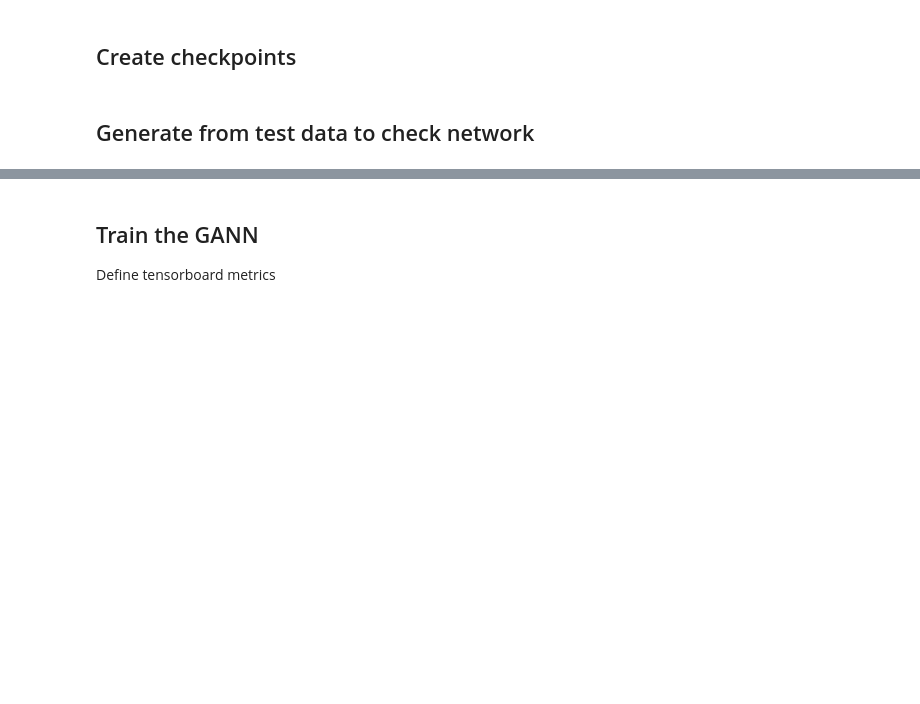
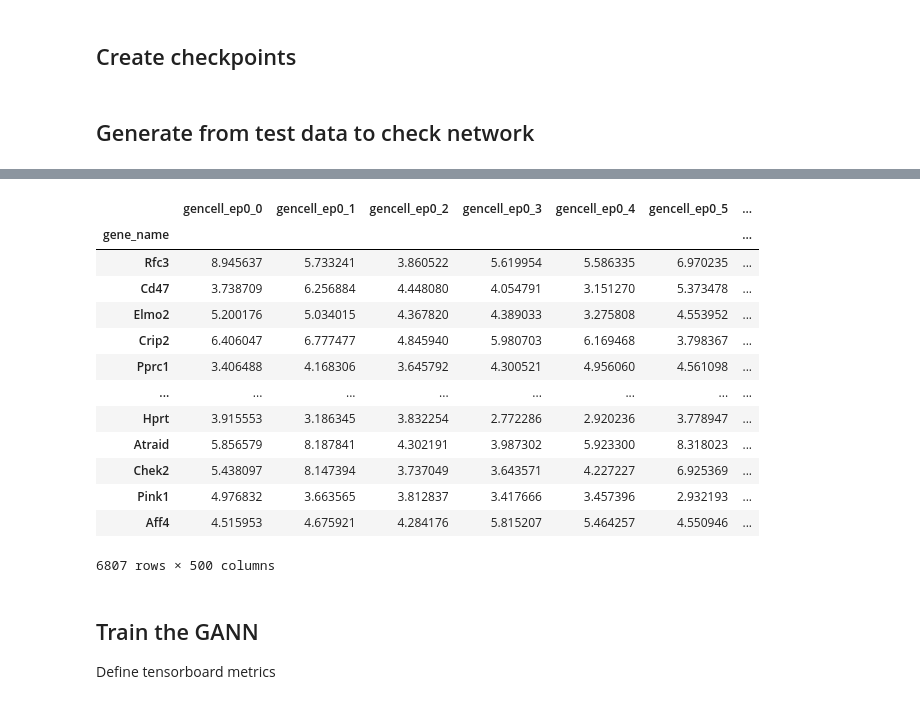
Before and after one commit to luslab/arshamg-scrnaseq-wgan, a Jupyter notebook: jupyter/gann.ipynb, the cells around one changed output, grey strips where cells are left out. Saved outputs shown, nothing was run; the diff lists cells and outputs as text; code cells hidden in the pictures; blank space fills up the shorter version.

Commit message:
Generated results now included in analysis

```diff
--- a/jupyter/gann.ipynb
+++ b/jupyter/gann.ipynb
@@ -42,6 +44,8 @@ df_gene_names = pd.read_csv(train_gene_name_path, header=None)
 df_cell_names = pd.read_csv(train_cell_name_path, header=None)
 df_training_data = pd.read_csv(train_feature_path, header=None)
 
+df_gene_names.columns = ['gene_name']
+
 print(df_gene_names.shape)
 print(df_cell_names.shape)
 print(df_training_data.shape)
@@ -112,6 +129,8 @@ TEST_BUFFER_SIZE = 500
 GEN_BATCH_SIZE = 10
 EPOCHS = 30
 
+EX_GEN_BATCH_SIZE = 500
+
 #LEARNING_RATE = 0.001
 LEARNING_RATE = 1e-5
 # %% [markdown]
@@ -179,10 +198,10 @@ def create_discriminator():
 # %% [markdown]
 Define the noise generation function
 # %%
-def gen_noise():
+def gen_noise(batch_size):
     # Create some random noise for the generator
-    n_noise = tf.random.normal([GEN_BATCH_SIZE, LATENT_VARIABLE_SIZE], mean=0.0, stddev=NOISE_STDEV)
-    p_noise = tf.random.poisson([GEN_BATCH_SIZE, LATENT_VARIABLE_SIZE], lam=POISSON_LAM)
+    n_noise = tf.random.normal([batch_size, LATENT_VARIABLE_SIZE], mean=0.0, stddev=NOISE_STDEV)
+    p_noise = tf.random.poisson([batch_size, LATENT_VARIABLE_SIZE], lam=POISSON_LAM)
     noise = tf.abs(n_noise + p_noise)
     return noise
 # %% [markdown]
@@ -207,3 +228,26 @@ def generator_loss(fake_output):
+# %%
+def data_frame_from_gen(profile, label):
+    # Create formatted dataframe from generator result
+    df_gen_prof = pd.DataFrame(generated_profile.numpy()).T
+    df_gen_prof = df_gene_names.join(df_gen_prof, lsuffix='', rsuffix='', how='inner')
+    df_gen_prof.index = df_gen_prof.gene_name
+    df_gen_prof = df_gen_prof.drop('gene_name', axis=1)
+    df_gen_prof = df_gen_prof.add_prefix(label)
+
+    # Get limits
+    gen_min = df_gen_prof.min().min()
+    gen_max = df_gen_prof.max().max()
+
+    # Scale everything up to 0
+    df_gen_prof = df_gen_prof + (gen_min*-1)
+    gen_max = df_gen_prof.max().max()
+    gen_min = df_gen_prof.min().min()
+
+    # Rescale to between real world min maxes
+    df_gen_prof = df_gen_prof / gen_max
+    df_gen_prof = df_gen_prof * nonorm_max
+
+    return df_gen_prof
 # %% [markdown]
 ## Define the training loops
 # %%
@@ -281,3 +301,29 @@ print(decision.numpy())
+# %%
+# Generate a single test set
+noise = gen_noise(EX_GEN_BATCH_SIZE)
+generated_profile = generator(noise, training=False)
+df_gen_prof_1 = data_frame_from_gen(generated_profile, 'gencell_ep0_')
+
+# Vis
+df_gen_prof_1
+
+# Save to file
+#df_gen_prof_1.to_csv(data_path + '/gen_prof_pre.csv')
+# %% [output]
+|  | gencell_ep0_0 | gencell_ep0_1 | gencell_ep0_2 | gencell_ep0_3 | gencell_ep0_4 | gencell_ep0_5 | ... |
+| gene_name |  |  |  |  |  |  | ... |
+| Rfc3 | 8.945637 | 5.733241 | 3.860522 | 5.619954 | 5.586335 | 6.970235 | ... |
+| Cd47 | 3.738709 | 6.256884 | 4.448080 | 4.054791 | 3.151270 | 5.373478 | ... |
+| Elmo2 | 5.200176 | 5.034015 | 4.367820 | 4.389033 | 3.275808 | 4.553952 | ... |
+| Crip2 | 6.406047 | 6.777477 | 4.845940 | 5.980703 | 6.169468 | 3.798367 | ... |
+| Pprc1 | 3.406488 | 4.168306 | 3.645792 | 4.300521 | 4.956060 | 4.561098 | ... |
+| ... | ... | ... | ... | ... | ... | ... | ... |
+| Hprt | 3.915553 | 3.186345 | 3.832254 | 2.772286 | 2.920236 | 3.778947 | ... |
+| Atraid | 5.856579 | 8.187841 | 4.302191 | 3.987302 | 5.923300 | 8.318023 | ... |
+| Chek2 | 5.438097 | 8.147394 | 3.737049 | 3.643571 | 4.227227 | 6.925369 | ... |
+| Pink1 | 4.976832 | 3.663565 | 3.812837 | 3.417666 | 3.457396 | 2.932193 | ... |
+| Aff4 | 4.515953 | 4.675921 | 4.284176 | 5.815207 | 5.464257 | 4.550946 | ... |
+6807 rows × 500 columns
 # %% [markdown]
 ## Train the GANN
 
```
Also changed, not shown: parts of 7 cells of this notebook, 1 other file.
